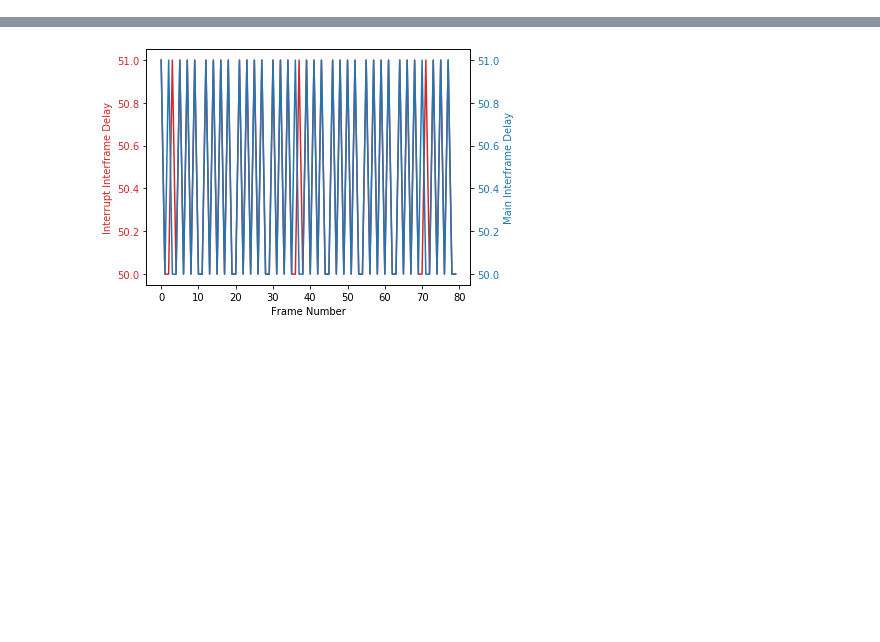
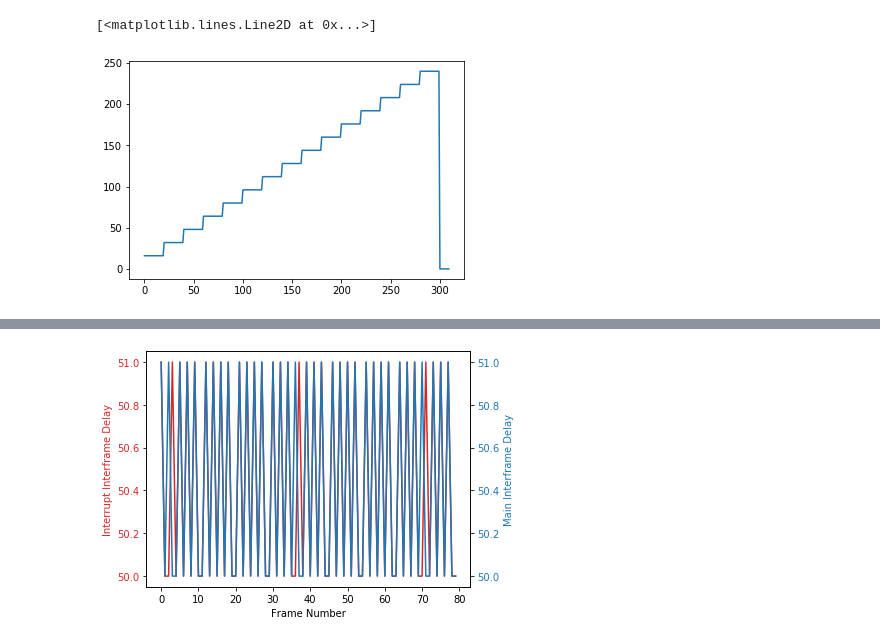
Before and after one commit to Aharoni-Lab/Miniscope-v4-Wire-Free, a Jupyter notebook: DAQ Software/Read_SD_Vid_Out.ipynb, the cells around one changed output, grey strips where cells are left out. Saved outputs shown, nothing was run; the diff lists cells and outputs as text; code cells hidden in the pictures; blank space fills up the shorter version.

```diff
--- a/DAQ Software/Read_SD_Vid_Out.ipynb
+++ b/DAQ Software/Read_SD_Vid_Out.ipynb
@@ -119,6 +121,11 @@ plt.plot(mainFrameTimes[:17805])
 
 intFrameLengths = np.diff(intFrameTimes)
 mainFrameLengths = np.diff(mainFrameTimes)
+# %%
+plt.plot(EWLVoltage[:310])
+# %% [output]
+[<matplotlib.lines.Line2D at 0x...>]
+[figure, added]
 # %%
 # Histogram of interframe lengths
 
```
Also changed, not shown: parts of 5 cells of this notebook, 4 other files.
